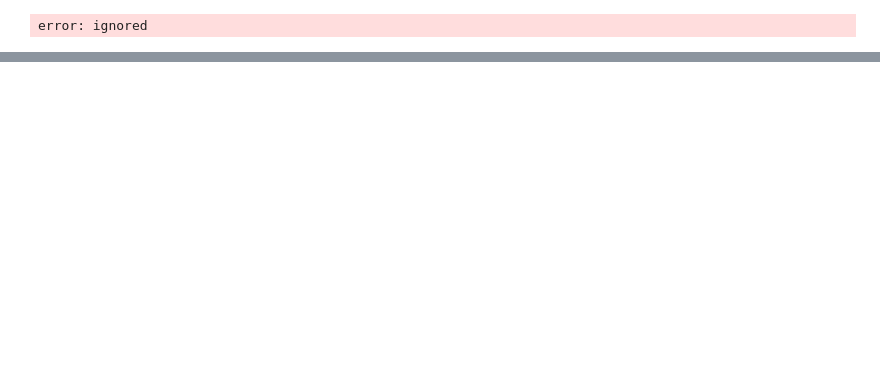
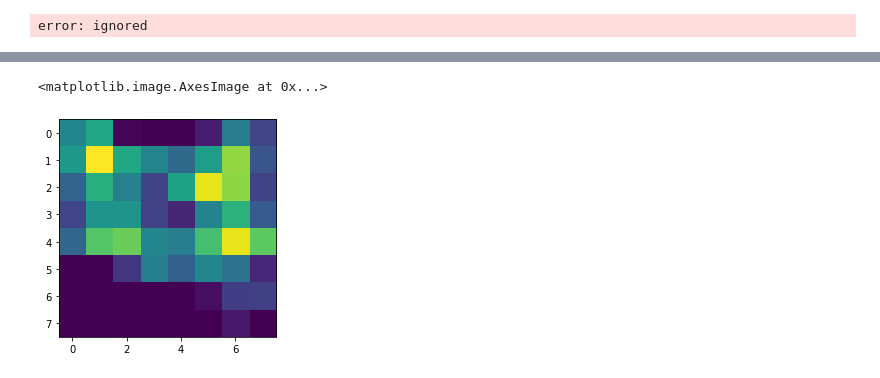
Before and after one commit to sarvan0506/AI, a Jupyter notebook: Assignment9.ipynb, the cells around one changed output, grey strips where cells are left out. Cells and saved outputs as stored; diff of their text form; code cells hidden in the pictures; blank space fills up the shorter version.

```diff
--- a/Assignment9.ipynb
+++ b/Assignment9.ipynb
@@ -312,0 +446,21 @@ conv_layer_output_value.shape
+# %%
+x = train_features[128].reshape(1,32,32,3)
+x = preprocess_input(x)
+preds = model.predict(x)
+class_idx = np.argmax(preds[0])
+print("class_idx : ", class_idx)
+class_output = model.output[:, class_idx]
+print("class_output : ", tf.print(class_output))
+print("conv_layer : ", conv_layer)
+grads = K.gradients(class_output, conv_layer.output)[0]
+print("grads : ", tf.print(grads))
+pooled_grads = K.mean(grads, axis=(0, 1, 2))
+print("pooled_grads : ", tf.print(pooled_grads))
+iterate = K.function([model.input], [pooled_grads, conv_layer.output[0]])
+print("iterate : ", iterate)
+pooled_grads_value, conv_layer_output_value = iterate([x])
+print("pooled_grads_value : ", pooled_grads_value)
+print("conv_layer_output_value : ", conv_layer_output_value)
+for i in range(256):
+    conv_layer_output_value[:, :, i] *= pooled_grads_value[i]
+conv_layer_output_value
@@ -312,0 +502,8 @@ conv_layer_output_value.shape
+# %%
+heatmap = np.mean(conv_layer_output_value, axis=-1)
+heatmap = np.maximum(heatmap, 0)
+heatmap /= np.max(heatmap)
+plt.imshow(heatmap)
+# %% [output]
+<matplotlib.image.AxesImage at 0x...>
+[figure, added]
```
Also changed, not shown: parts of 30 cells of this notebook.
